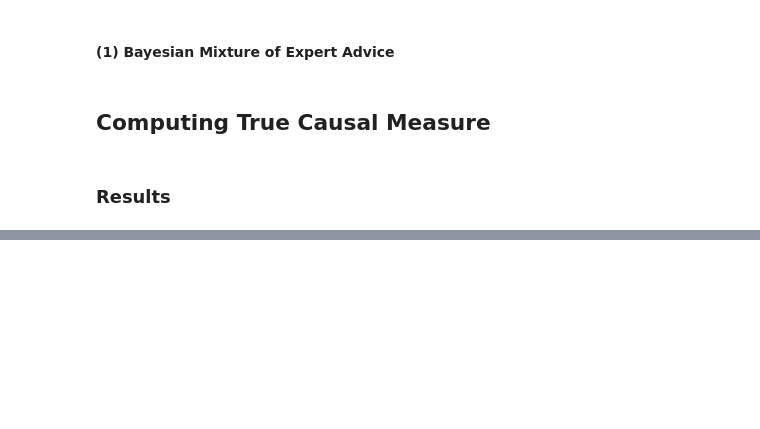
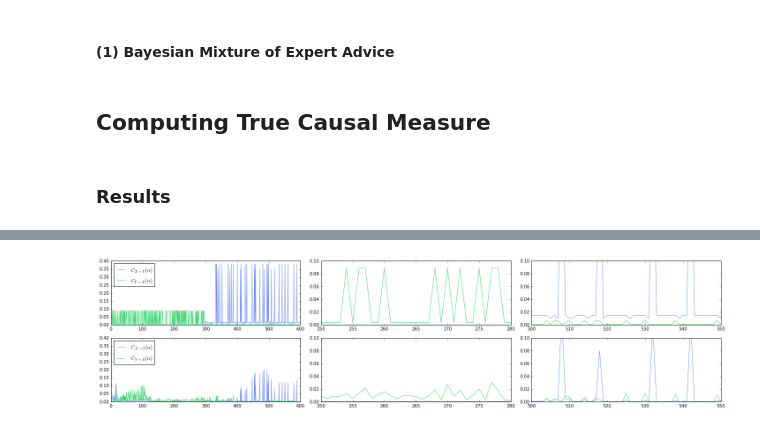
Before and after one commit to gabeschamberg/notes, a Jupyter notebook: Time-Varying Causality for a Pair of Conditional Bernoulli Processes.ipynb, the cells around one changed output, grey strips where cells are left out. Saved outputs shown, nothing was run; the diff lists cells and outputs as text; code cells hidden in the pictures; blank space fills up the shorter version.

```diff
--- a/Time-Varying Causality for a Pair of Conditional Bernoulli Processes.ipynb
+++ b/Time-Varying Causality for a Pair of Conditional Bernoulli Processes.ipynb
@@ -342,0 +285,37 @@ plt.legend();
+# %%
+fig, [[true,twin1,twin2],[est,ewin1,ewin2]] = plt.subplots(2,3,figsize=(20,5))
+
+true.plot(C_xy,label=r'$C_{X \rightarrow Y}(n)$',c='#7691fc')
+true.plot(C_yx,label=r'$C_{Y \rightarrow X}(n)$',c='#41d875')
+true.legend(loc='upper left')
+true.set_ylim([0,0.4])
+
+twin1.plot(C_xy,c='#7691fc')
+twin1.plot(C_yx,c='#41d875')
+twin1.set_ylim([0,0.1])
+twin1.set_xlim([250,280])
+
+twin2.plot(C_xy,c='#7691fc')
+twin2.plot(C_yx,c='#41d875')
+twin2.set_ylim([0,0.1])
+twin2.set_xlim([500,550])
+
+est.plot(C_xy_hat,label=r'$\hat{C}_{X \rightarrow Y}(n)$',c='#7691fc')
+est.plot(C_yx_hat,label=r'$\hat{C}_{Y \rightarrow X}(n)$',c='#41d875')
+est.legend(loc='upper left')
+est.set_ylim([0,0.4])
+
+ewin1.plot(C_xy_hat,c='#7691fc')
+ewin1.plot(C_yx_hat,c='#41d875')
+ewin1.set_ylim([0,0.1])
+ewin1.set_xlim([250,280])
+
+ewin2.plot(C_xy_hat,c='#7691fc')
+ewin2.plot(C_yx_hat,c='#41d875')
+ewin2.set_ylim([0,0.1])
+ewin2.set_xlim([500,550])
+
+fig.tight_layout()
+#plt.savefig('results.png',dpi=500);
+# %% [output]
+[figure, added]
```
Also changed, not shown: parts of 5 cells of this notebook.
